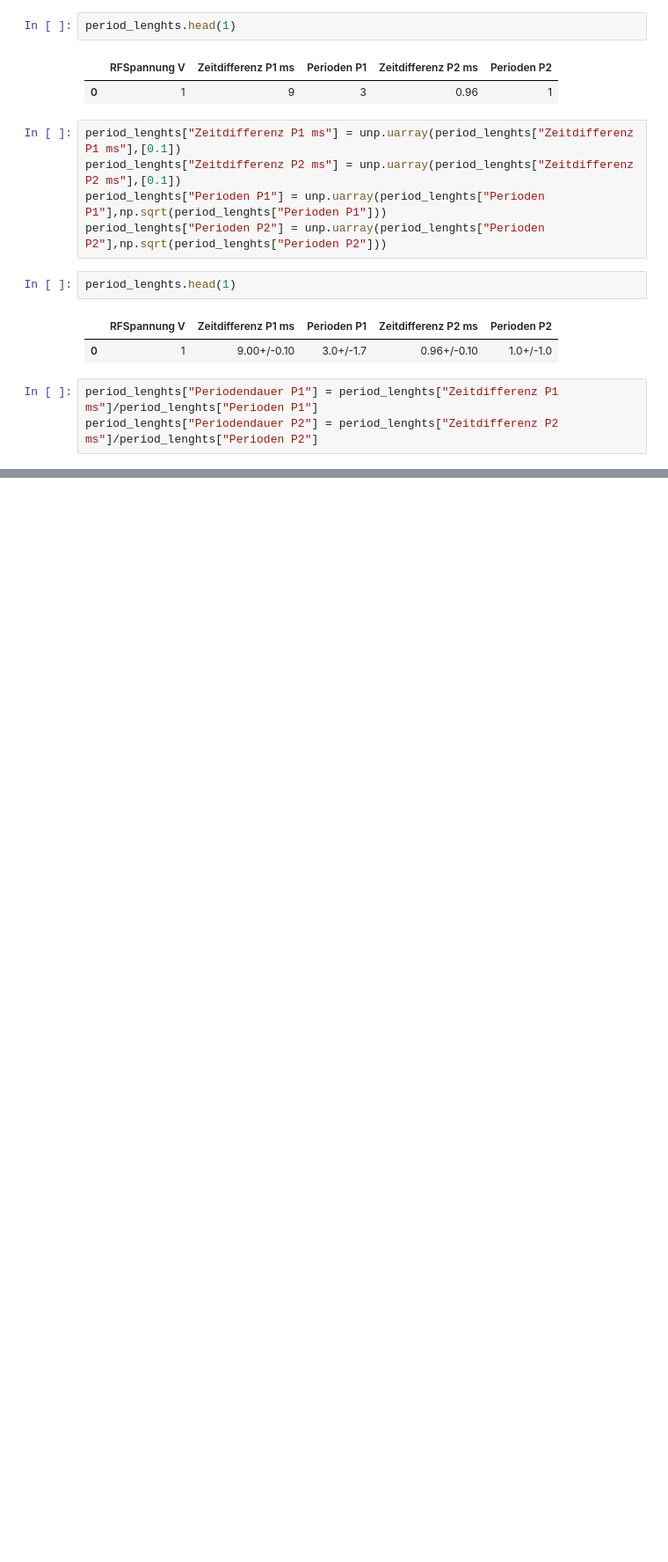
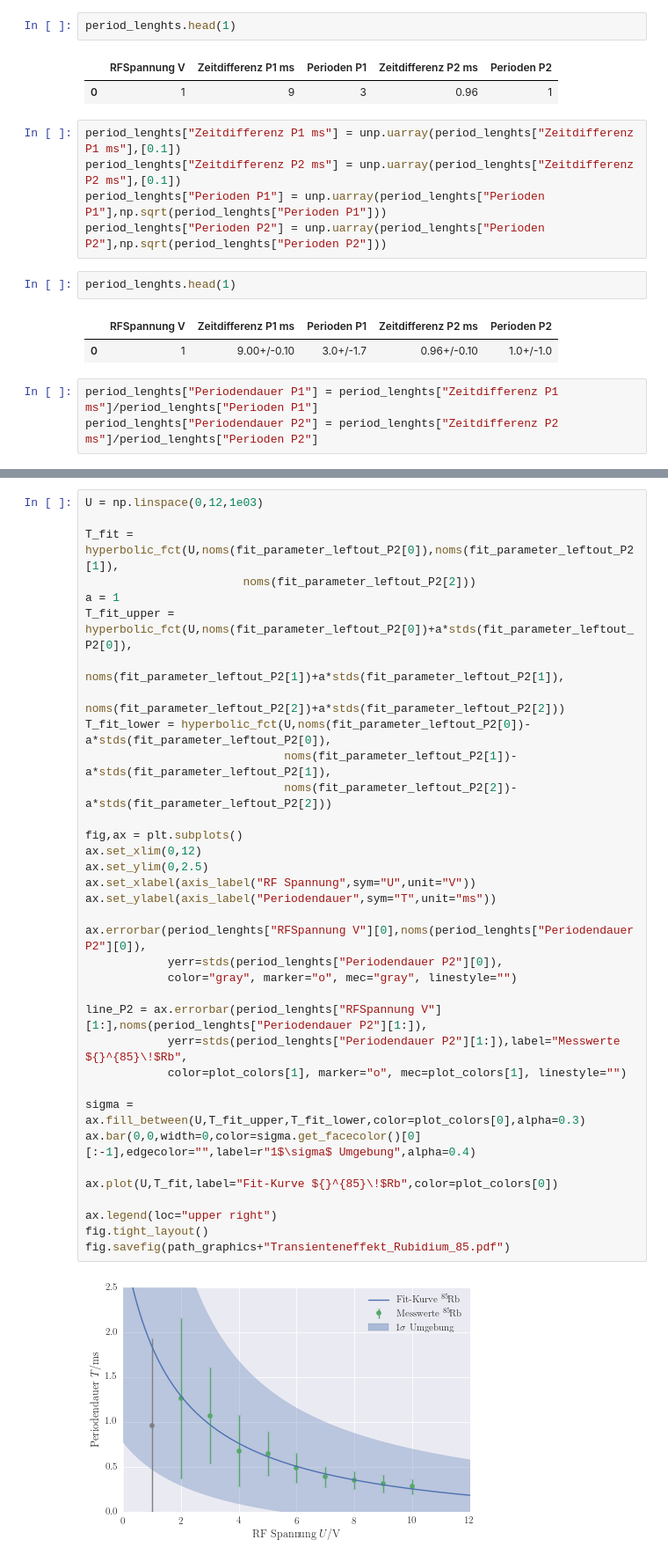
Before and after one commit to LuckyJosh/PhysikFP2015, a Jupyter notebook: 03_OptischesPumpen[ ]/Python/Auswertung.ipynb, the cells around one changed output, grey strips where cells are left out. Shown at 88% size. Drawn from its saved outputs; the diff is of its cells as text; blank space fills up the shorter version.

```diff
--- a/03_OptischesPumpen[ ]/Python/Auswertung.ipynb
+++ b/03_OptischesPumpen[ ]/Python/Auswertung.ipynb
@@ -440,0 +551,37 @@ fig.savefig(path_graphics+"Transienteneffekt_Rubidium_87.pdf")
+# %%
+U = np.linspace(0,12,1e03)
+
+T_fit = hyperbolic_fct(U,noms(fit_parameter_leftout_P2[0]),noms(fit_parameter_leftout_P2[1]),
+                       noms(fit_parameter_leftout_P2[2]))
+a = 1
+T_fit_upper = hyperbolic_fct(U,noms(fit_parameter_leftout_P2[0])+a*stds(fit_parameter_leftout_P2[0]),
+                             noms(fit_parameter_leftout_P2[1])+a*stds(fit_parameter_leftout_P2[1]),
+                             noms(fit_parameter_leftout_P2[2])+a*stds(fit_parameter_leftout_P2[2]))
+T_fit_lower = hyperbolic_fct(U,noms(fit_parameter_leftout_P2[0])-a*stds(fit_parameter_leftout_P2[0]),
+                             noms(fit_parameter_leftout_P2[1])-a*stds(fit_parameter_leftout_P2[1]),
+                             noms(fit_parameter_leftout_P2[2])-a*stds(fit_parameter_leftout_P2[2]))
+
+fig,ax = plt.subplots()
+ax.set_xlim(0,12)
+ax.set_ylim(0,2.5)
+ax.set_xlabel(axis_label("RF Spannung",sym="U",unit="V"))
+ax.set_ylabel(axis_label("Periodendauer",sym="T",unit="ms"))
+
+ax.errorbar(period_lenghts["RFSpannung V"][0],noms(period_lenghts["Periodendauer P2"][0]),
+            yerr=stds(period_lenghts["Periodendauer P2"][0]),
+            color="gray", marker="o", mec="gray", linestyle="")
+
+line_P2 = ax.errorbar(period_lenghts["RFSpannung V"][1:],noms(period_lenghts["Periodendauer P2"][1:]),
+            yerr=stds(period_lenghts["Periodendauer P2"][1:]),label="Messwerte ${}^{85}\!$Rb",
+            color=plot_colors[1], marker="o", mec=plot_colors[1], linestyle="")
+
+sigma = ax.fill_between(U,T_fit_upper,T_fit_lower,color=plot_colors[0],alpha=0.3)
+ax.bar(0,0,width=0,color=sigma.get_facecolor()[0][:-1],edgecolor="",label=r"1$\sigma$ Umgebung",alpha=0.4)
+
+ax.plot(U,T_fit,label="Fit-Kurve ${}^{85}\!$Rb",color=plot_colors[0])
+
+ax.legend(loc="upper right")
+fig.tight_layout()
+fig.savefig(path_graphics+"Transienteneffekt_Rubidium_85.pdf")
+# %% [output]
+[figure, added]
```
Also changed, not shown: parts of 19 cells of this notebook, 25 other files.
